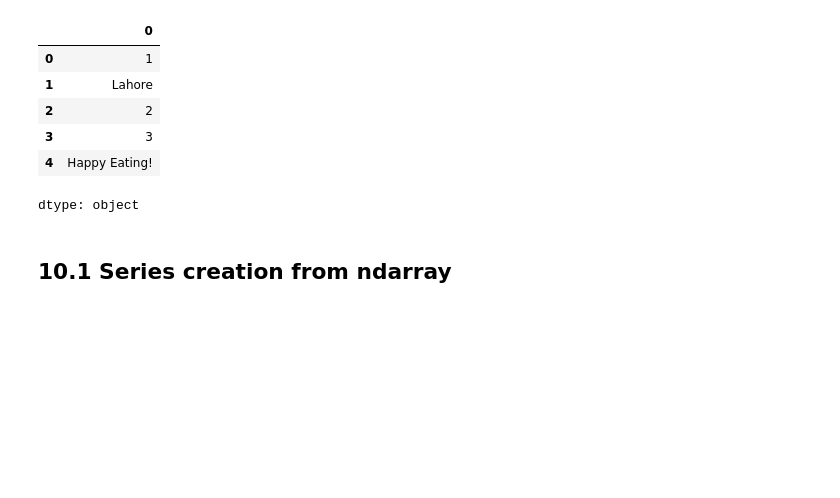
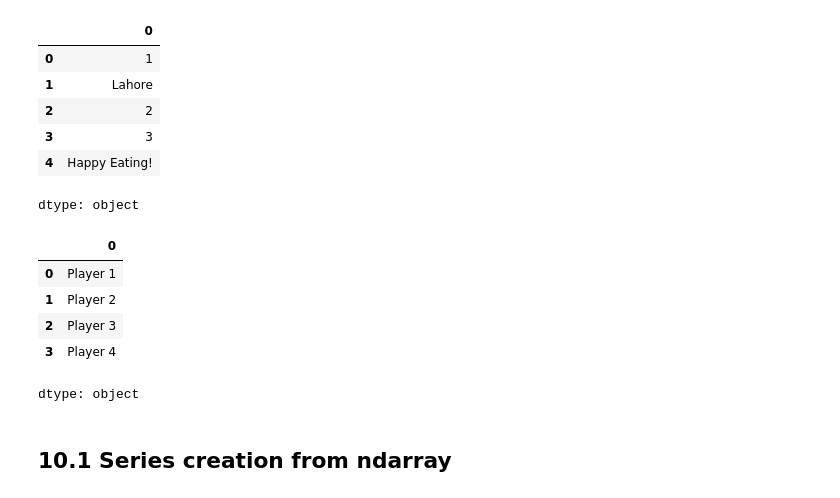
Before and after one commit to sama2015/My-first-repo, a Jupyter notebook: introduction_to_python.ipynb, the cells around one changed output. Drawn from its saved outputs; the diff is of its cells as text; code cells hidden in the pictures; blank space fills up the shorter version.

```diff
--- a/introduction_to_python.ipynb
+++ b/introduction_to_python.ipynb
@@ -999,6 +1092,18 @@ s
 | 3 | 3 |
 | 4 | Happy Eating! |
 dtype: object
+# %%
+#Example 19
+import pandas as pd
+player_list = pd.Series(['Player 1', 'Player 2', 'Player 3', 'Player 4'])
+player_list
+# %% [output]
+|  | 0 |
+| 0 | Player 1 |
+| 1 | Player 2 |
+| 2 | Player 3 |
+| 3 | Player 4 |
+dtype: object
 # %% [markdown]
 ## 10.1 Series creation from ndarray
 # %% [markdown]
```
Also changed, not shown: parts of 16 cells of this notebook.
